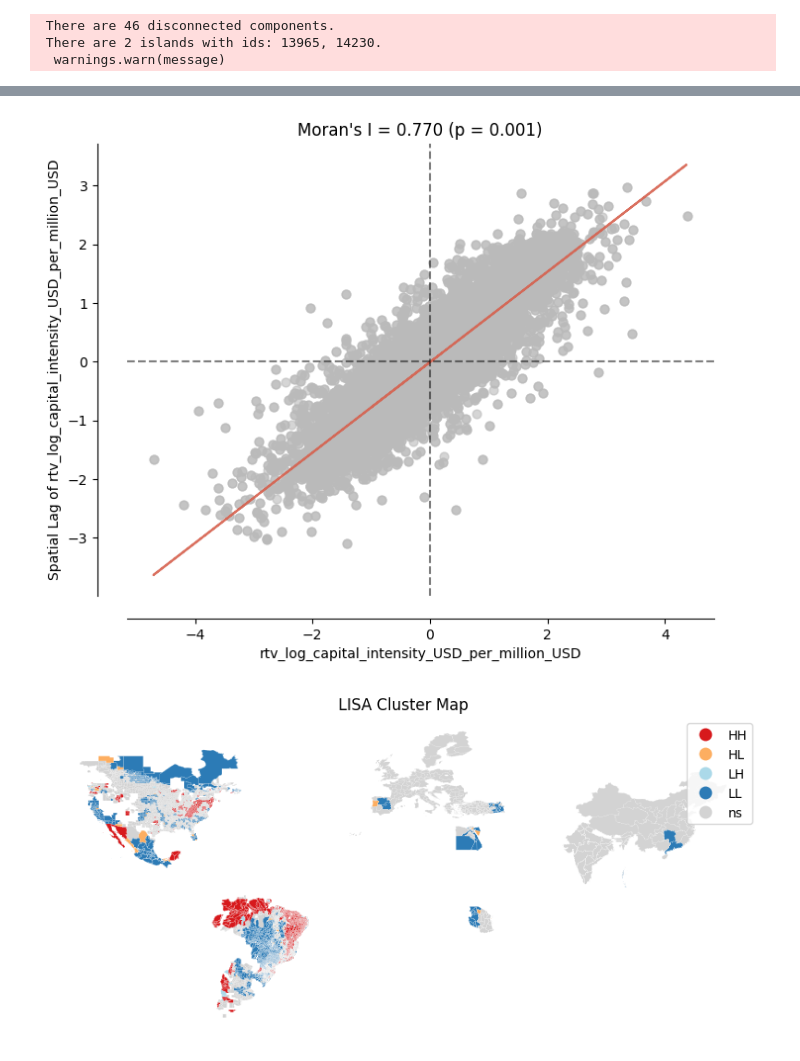
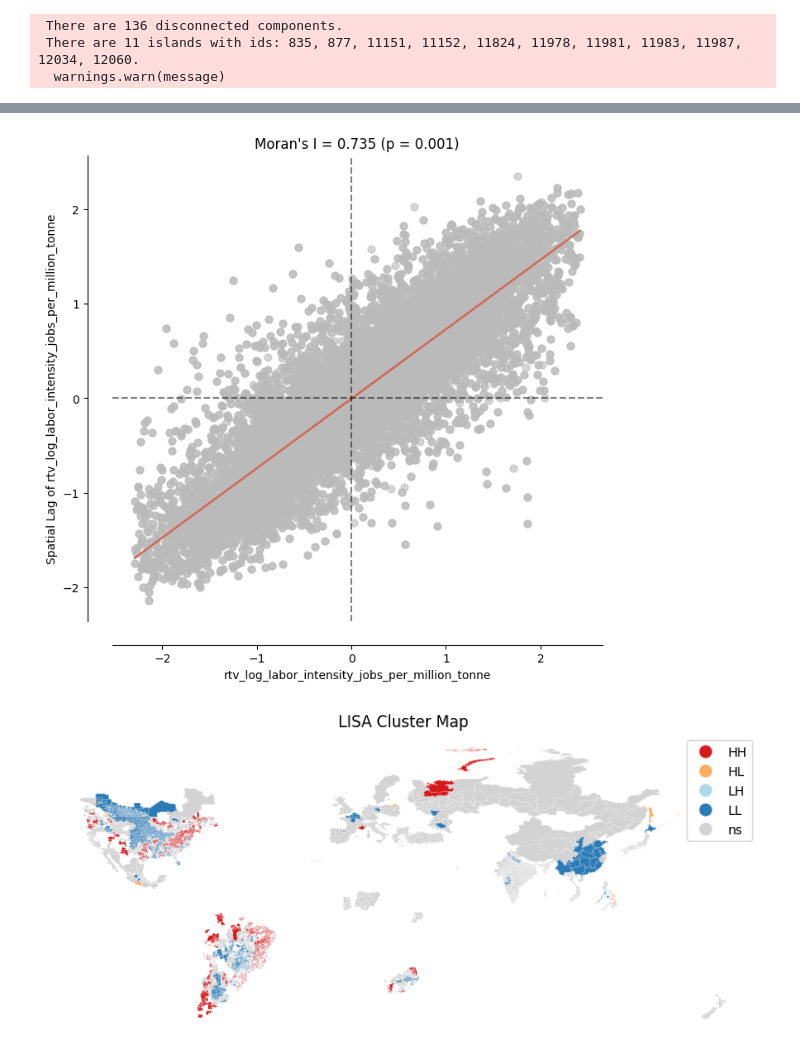
Before and after one commit to carinamani/AgDownscaling, a Jupyter notebook: 02_EDA/morans_I.ipynb, the cells around one changed output, grey strips where cells are left out. Cells and saved outputs as stored; diff of their text form; code cells hidden in the pictures.

Commit message:
update figures on intensities and difference to country average model

```diff
--- a/02_EDA/morans_I.ipynb
+++ b/02_EDA/morans_I.ipynb
@@ -59,7 +59,7 @@ geo_data_full = geo_data_full[col_to_keep]
 # 'labor_intensity_jobs_per_million_USD', 'labor_intensity_jobs_per_tonne',
 # 'rtv_log_capital_intensity_USD_per_million_USD', 'rtv_log_capital_intensity_USD_per_million_tonne',
 # 'rtv_log_labor_intensity_jobs_per_million_tonne', 'rtv_log_labor_intensity_jobs_per_million_USD'
-col = "rtv_log_capital_intensity_USD_per_million_USD"
+col = "rtv_log_labor_intensity_jobs_per_million_tonne"
 
 # Drop rows with missing values in the column
 gdf_clean = geo_data_full.dropna(subset=[col]).reset_index(drop=True)
@@ -100,6 +100,6 @@ plt.tight_layout()
 plt.show()
 fig.savefig(f"{fd}/{col}_LISA.png", dpi=300, bbox_inches='tight')
 # %% [output]
- There are 46 disconnected components.
- There are 2 islands with ids: 13965, 14230.
+ There are 136 disconnected components.
+ There are 11 islands with ids: 835, 877, 11151, 11152, 11824, 11978, 11981, 11983, 11987, 12034, 12060.
   warnings.warn(message)
@@ -112,2 +121,2 @@ z-score: 245.9265
-[figure, old version]
+[figure, new version]
-[figure, old version]
+[figure, new version]
```
Also changed, not shown: parts of 1 cell of this notebook, 4 other files.
